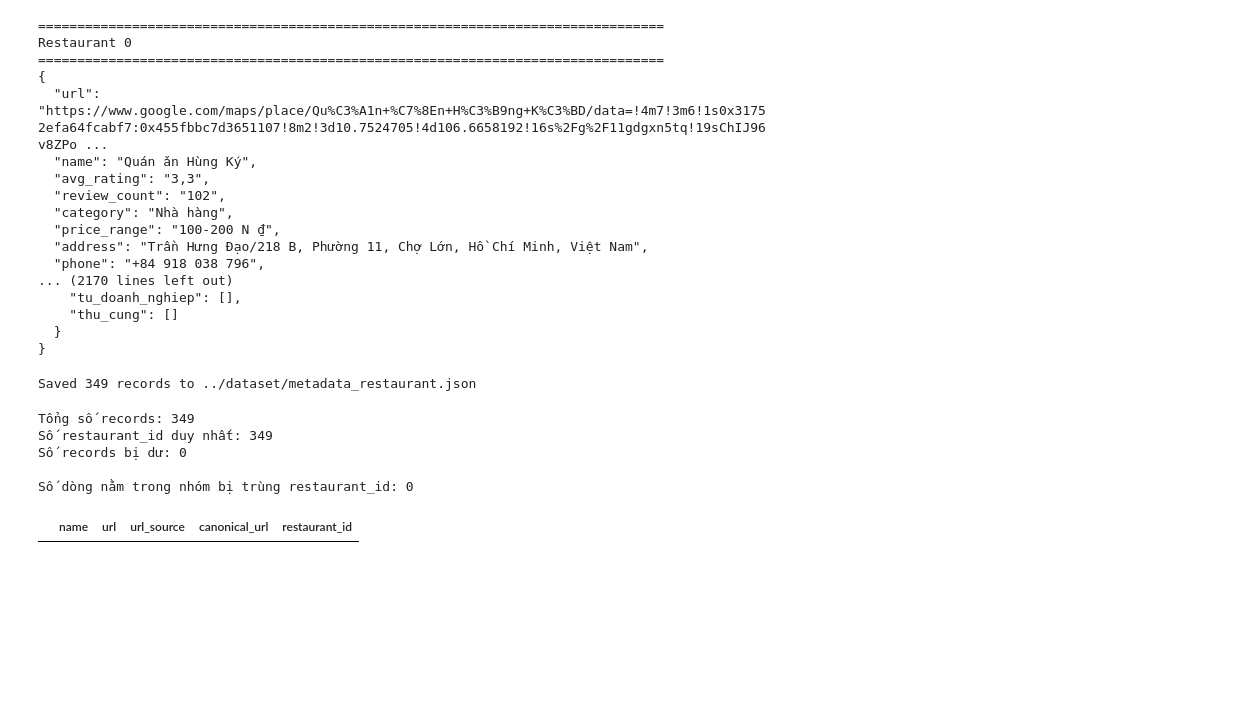
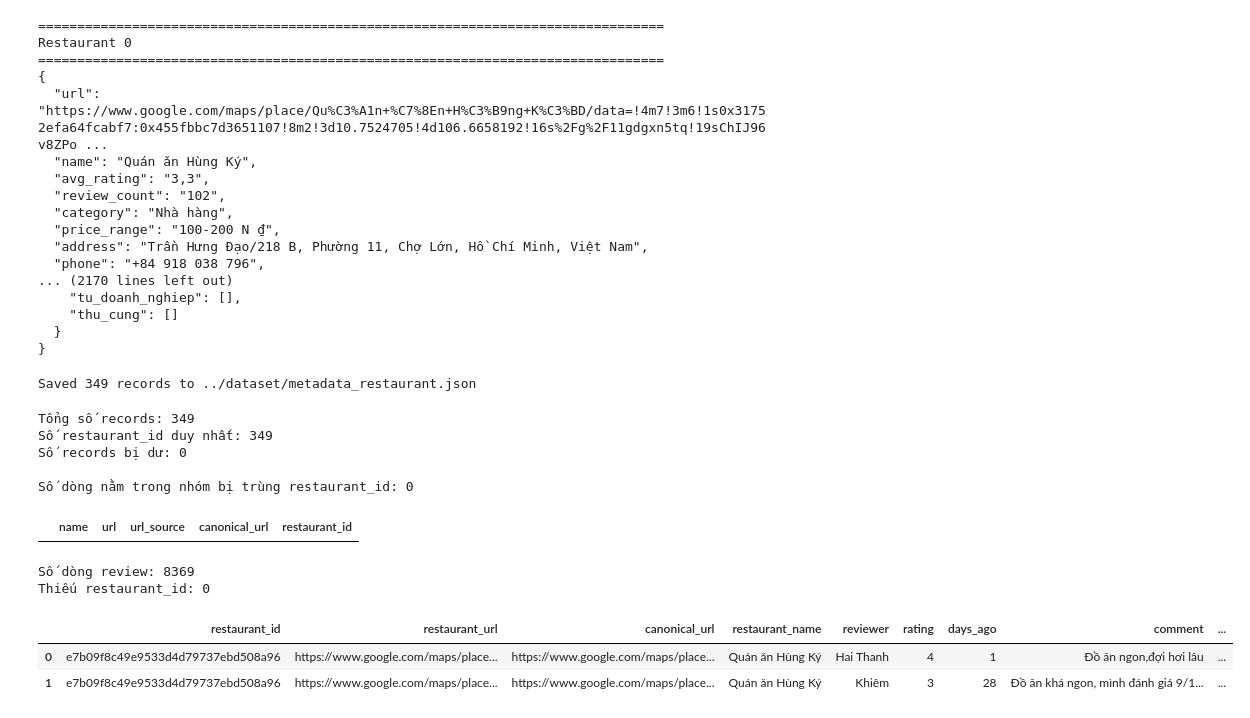
Before and after one commit to chichic21039/ML-Lab1-Restaurant, a Jupyter notebook: preprocessing and eda/eda_metadata.ipynb, the cells around one changed output. Saved outputs shown, nothing was run; the diff lists cells and outputs as text; code cells hidden in the pictures; blank space fills up the shorter version.

```diff
--- a/preprocessing and eda/eda_metadata.ipynb
+++ b/preprocessing and eda/eda_metadata.ipynb
@@ -1064,3 +1064,14 @@ Số records bị dư: 0
 
 Số dòng nằm trong nhóm bị trùng restaurant_id: 0
 |  | name | url | url_source | canonical_url | restaurant_id |
+# %%
+df_reviews = pd.read_json("../dataset/preprocessed_q5/review_quan_5_preprocessed.json")
+print("Số dòng review:", len(df_reviews))
+print("Thiếu restaurant_id:", df_reviews["restaurant_id"].isna().sum())
+df_reviews.head(2)
+# %% [output]
+Số dòng review: 8369
+Thiếu restaurant_id: 0
+|  | restaurant_id | restaurant_url | canonical_url | restaurant_name | reviewer | rating | days_ago | comment | ... |
+| 0 | e7b09f8c49e9533d4d79737ebd508a96 | https://www.google.com/maps/place... | https://www.google.com/maps/place... | Quán ǎn Hùng Ký | Hai Thanh | 4 | 1 | Đồ ăn ngon,đợi hơi lâu | ... |
+| 1 | e7b09f8c49e9533d4d79737ebd508a96 | https://www.google.com/maps/place... | https://www.google.com/maps/place... | Quán ǎn Hùng Ký | Khiêm | 3 | 28 | Đồ ăn khá ngon, mình đánh giá 9/1... | ... |
```
Also changed, not shown: parts of 2 cells of this notebook, 9 other files.
